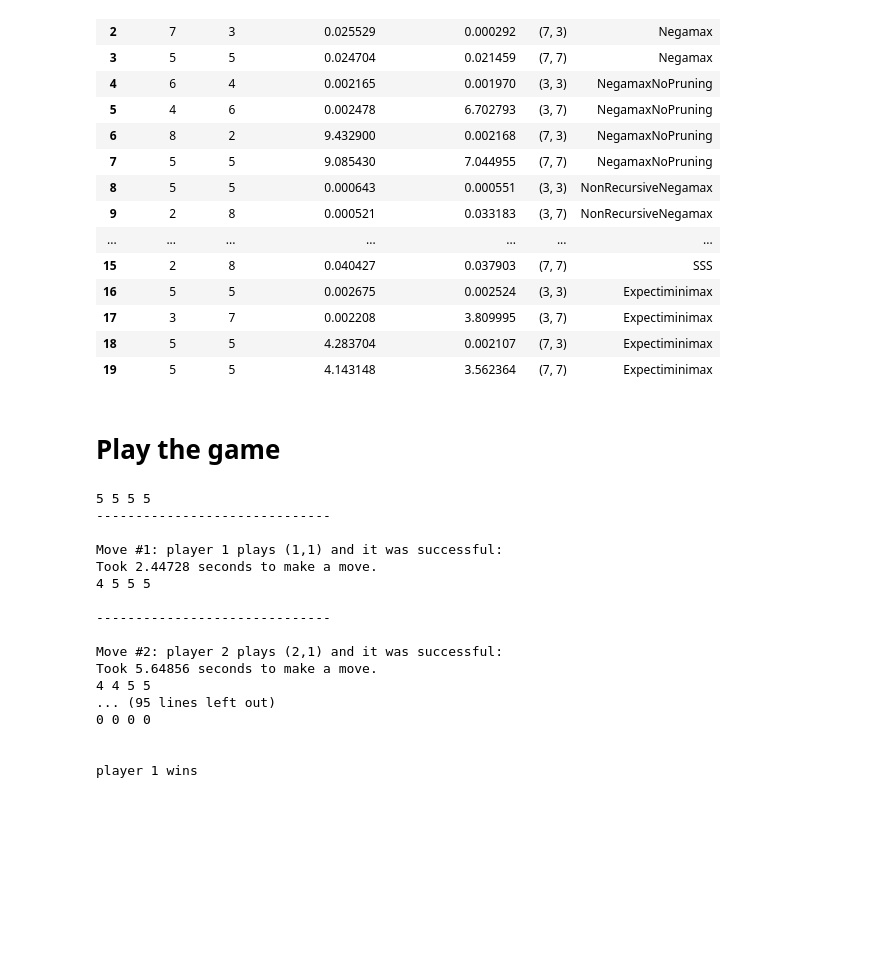
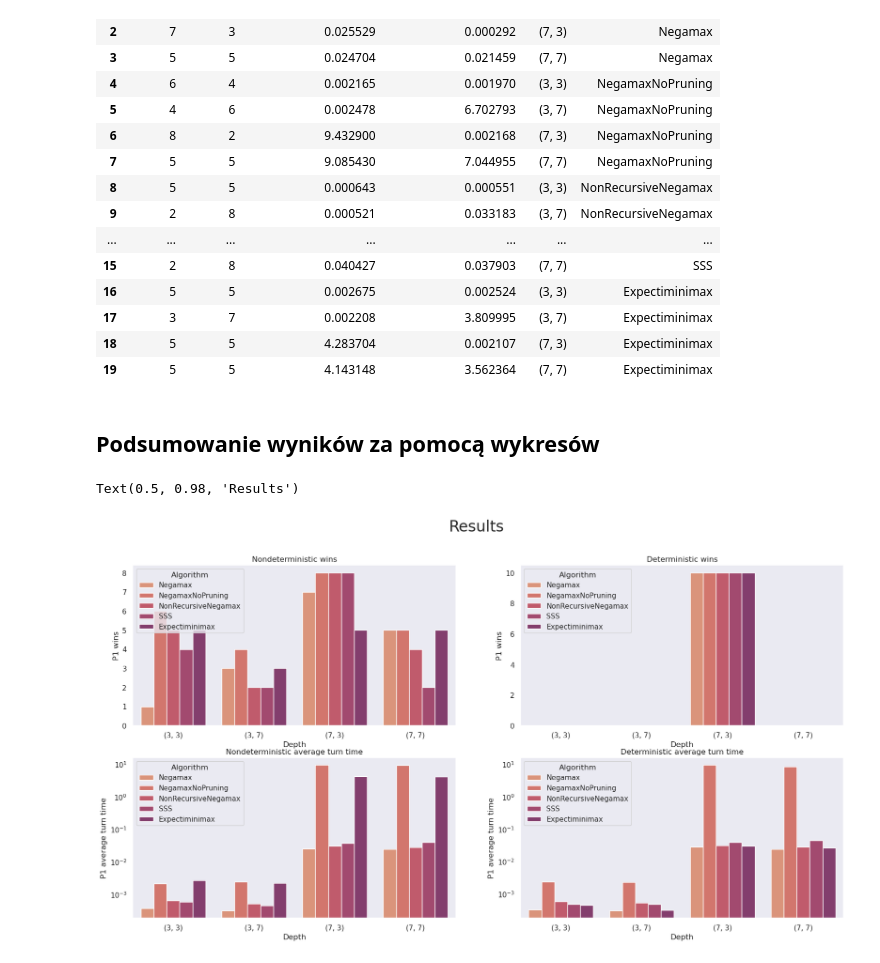
Before and after one commit to Eniterusx/inteligencja-obliczeniowa, a Jupyter notebook: lab1/script.ipynb, the cells around one changed output. Saved outputs shown, nothing was run; the diff lists cells and outputs as text; code cells hidden in the pictures; blank space fills up the shorter version.

```diff
--- a/lab1/script.ipynb
+++ b/lab1/script.ipynb
@@ -354,28 +401,39 @@ df_non_deterministic
 # Convert to csv
 df_deterministic.to_csv("results/deterministic.csv", index=False, sep=";")
 df_non_deterministic.to_csv("results/non_deterministic.csv", index=False, sep=";")
-# %% [markdown]
-# Play the game
-# %%
-ai = Negamax(10)
-game = Nim([AI_Player(ai), Human_Player()], deterministic=True, piles=[5,5,5,5])
-x = game.play(verbose=True)
-print("\nplayer %d wins\n" % game.current_player)
-# %% [output]
-5 5 5 5
-------------------------------
-
-Move #1: player 1 plays (1,1) and it was successful:
-Took 2.44728 seconds to make a move.
-4 5 5 5
-
-------------------------------
-
-Move #2: player 2 plays (2,1) and it was successful:
-Took 5.64856 seconds to make a move.
-4 4 5 5
-... (95 lines left out)
-0 0 0 0
-
-
-player 1 wins
+# %% [markdown]
+## Podsumowanie wyników za pomocą wykresów
+# %%
+# Import data from csv
+df_deterministic = pd.read_csv("results/deterministic.csv", sep=";")
+df_non_deterministic = pd.read_csv("results/non_deterministic.csv", sep=";")
+# %%
+# Create bar graph
+import matplotlib.pyplot as plt
+import seaborn as sns
+
+sns.set_theme(style="dark", palette="flare")
+
+# Create a figure and a set of subplots
+fig, ax = plt.subplots(2, 2, figsize=(20, 10))
+
+
+# Create a bar plot
+sns.barplot(data=df_non_deterministic, x="Depth", y="P1 wins", hue="Algorithm", ax=ax[0][0])
+ax[0][0].set_title("Nondeterministic wins")
+sns.barplot(data=df_deterministic, x="Depth", y="P1 wins", hue="Algorithm", ax=ax[0][1])
+ax[0][1].set_title("Deterministic wins")
+
+# Create a bar plot logarithmic scale for the y-axis
+sns.barplot(data=df_non_deterministic, x="Depth", y="P1 average turn time", hue="Algorithm", ax=ax[1][0])
+ax[1][0].set_yscale("log")
+ax[1][0].set_title("Nondeterministic average turn time")
+sns.barplot(data=df_deterministic, x="Depth", y="P1 average turn time", hue="Algorithm", ax=ax[1][1])
+ax[1][1].set_yscale("log")
+ax[1][1].set_title("Deterministic average turn time")
+
+# Set the title of the figure
+fig.suptitle("Results", fontsize=24)
+# %% [output]
+Text(0.5, 0.98, 'Results')
+[figure, added]
```
Also changed, not shown: parts of 18 cells of this notebook.
